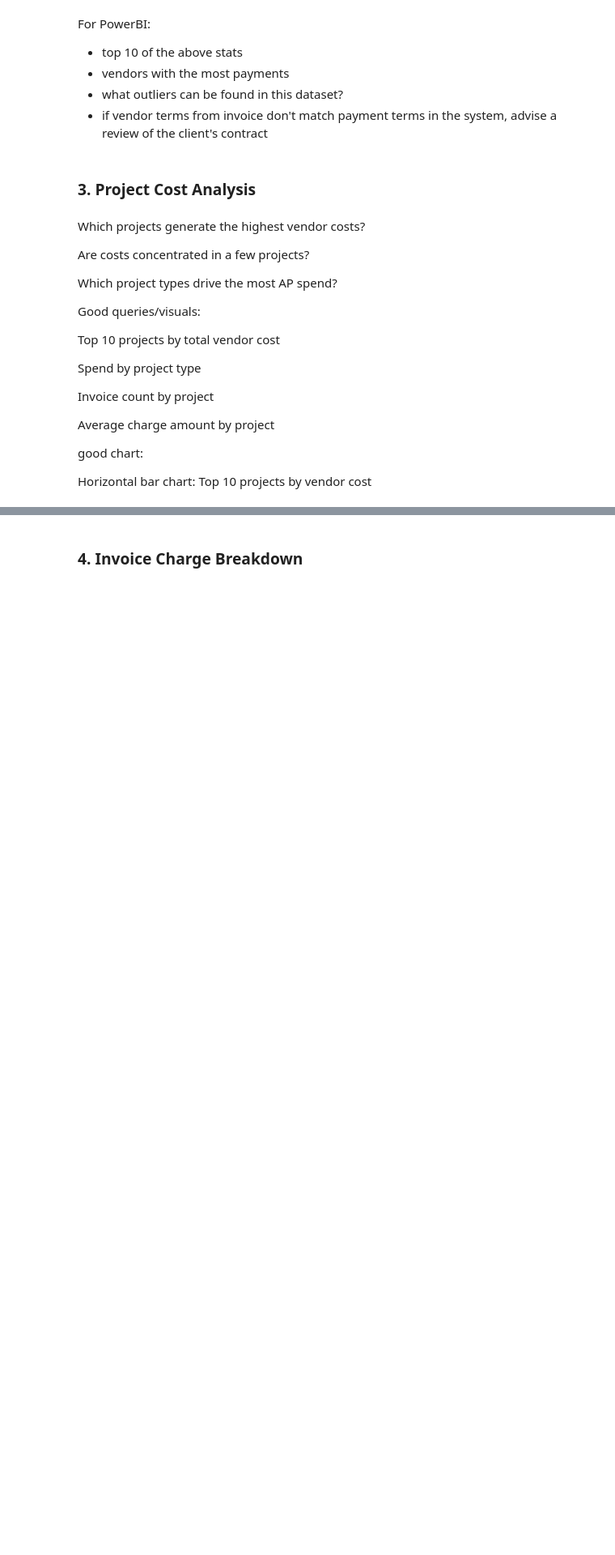
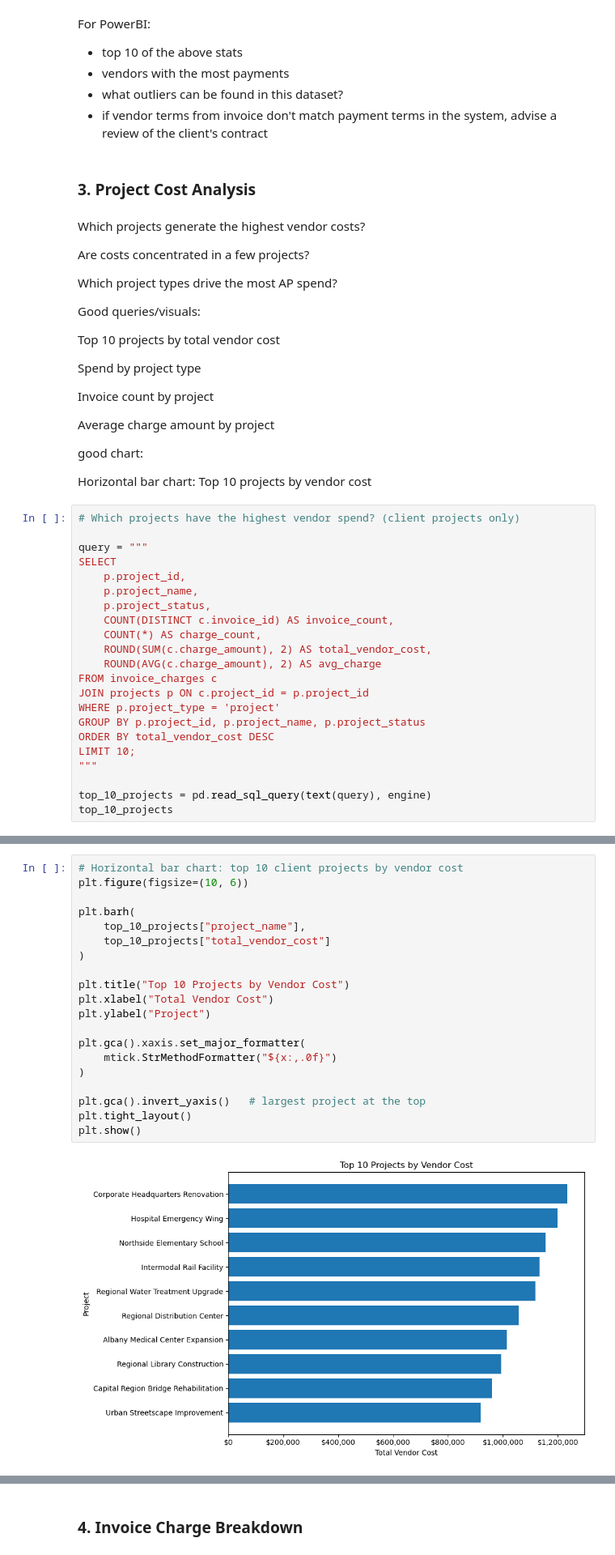
Before and after one commit to torimiller/accounts-payable-analysis, a Jupyter notebook: Notebooks/exploratory_data_analysis.ipynb, the cells around one changed output, grey strips where cells are left out. Shown at 81% size. Cells and saved outputs as stored; diff of their text form; blank space fills up the shorter version.

Commit message:
project cost analysis

```diff
--- a/Notebooks/exploratory_data_analysis.ipynb
+++ b/Notebooks/exploratory_data_analysis.ipynb
@@ -500,3 +500,25 @@ Average charge amount by project
 good chart:
 
 Horizontal bar chart: Top 10 projects by vendor cost
+# %%
+# Which projects have the highest vendor spend? (client projects only)
+
+query = """
+SELECT
+    p.project_id,
+    p.project_name,
+    p.project_status,
+    COUNT(DISTINCT c.invoice_id) AS invoice_count,
+    COUNT(*) AS charge_count,
+    ROUND(SUM(c.charge_amount), 2) AS total_vendor_cost,
+    ROUND(AVG(c.charge_amount), 2) AS avg_charge
+FROM invoice_charges c
+JOIN projects p ON c.project_id = p.project_id
+WHERE p.project_type = 'project'
+GROUP BY p.project_id, p.project_name, p.project_status
+ORDER BY total_vendor_cost DESC
+LIMIT 10;
+"""
+
+top_10_projects = pd.read_sql_query(text(query), engine)
+top_10_projects
@@ -502,0 +537,22 @@ Horizontal bar chart: Top 10 projects by vendor cost
+# %%
+# Horizontal bar chart: top 10 client projects by vendor cost
+plt.figure(figsize=(10, 6))
+
+plt.barh(
+    top_10_projects["project_name"],
+    top_10_projects["total_vendor_cost"]
+)
+
+plt.title("Top 10 Projects by Vendor Cost")
+plt.xlabel("Total Vendor Cost")
+plt.ylabel("Project")
+
+plt.gca().xaxis.set_major_formatter(
+    mtick.StrMethodFormatter("${x:,.0f}")
+)
+
+plt.gca().invert_yaxis()   # largest project at the top
+plt.tight_layout()
+plt.show()
+# %% [output]
+[figure, added]
```
Also changed, not shown: parts of 6 cells of this notebook.
